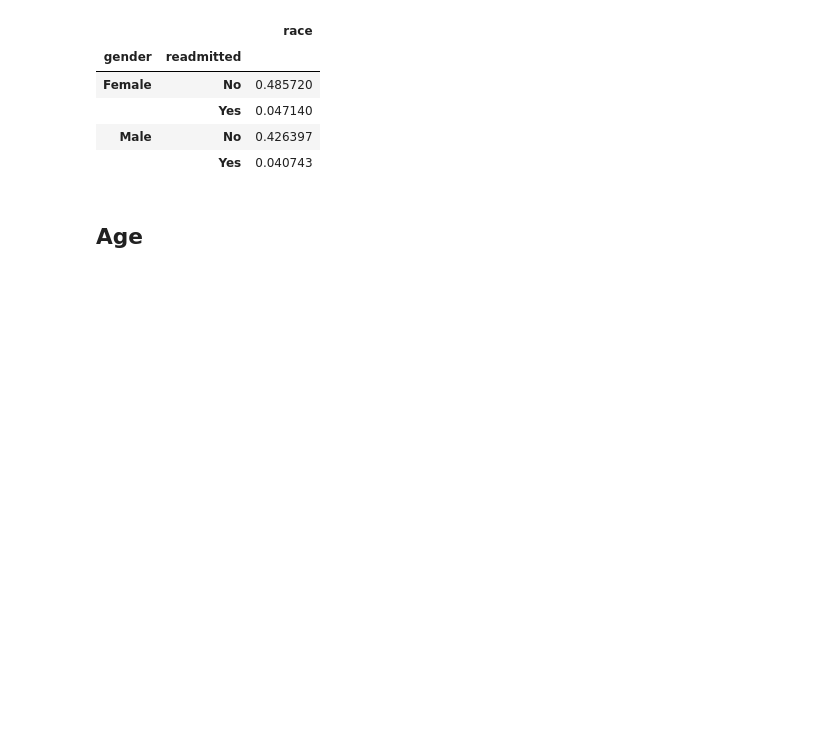
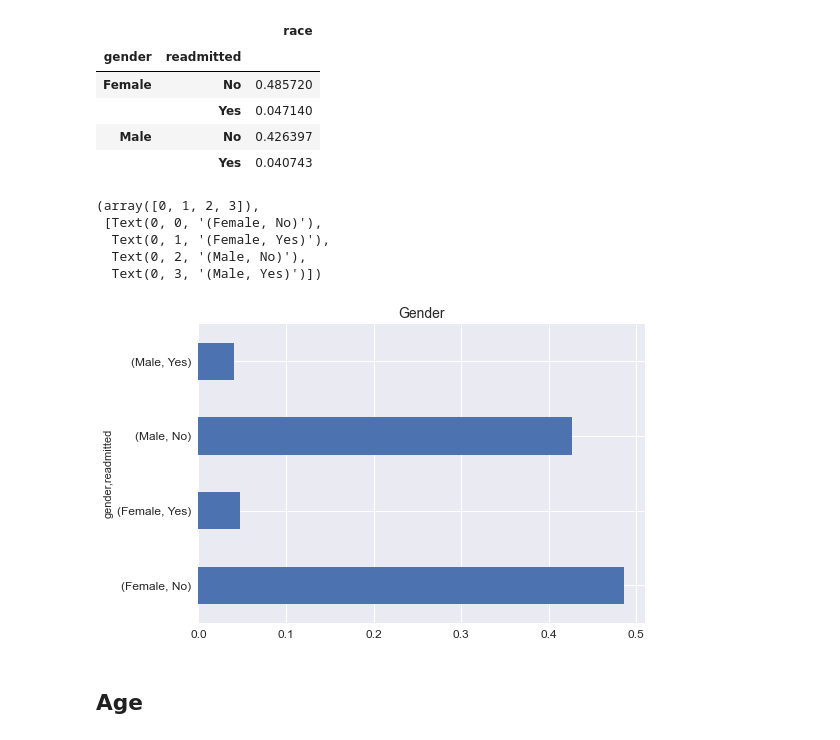
Before and after one commit to sagarwala12/HRRP, a Jupyter notebook: EDA_Final.ipynb, the cells around one changed output. Saved outputs shown, nothing was run; the diff lists cells and outputs as text; code cells hidden in the pictures; blank space fills up the shorter version.

```diff
--- a/EDA_Final.ipynb
+++ b/EDA_Final.ipynb
@@ -393,6 +423,18 @@ train[['gender','readmitted', 'race']].groupby(['gender','readmitted']).count().
 |  | Yes | 0.047140 |
 | Male | No | 0.426397 |
 |  | Yes | 0.040743 |
+# %%
+train[['gender','readmitted', 'race']].groupby(['gender','readmitted']).count().apply(lambda x: x/train.race.count()).plot(kind='barh',legend=False)
+plt.title('Gender',fontsize=14)
+plt.xticks(fontsize=12)
+plt.yticks(fontsize=12)
+# %% [output]
+(array([0, 1, 2, 3]),
+ [Text(0, 0, '(Female, No)'),
+  Text(0, 1, '(Female, Yes)'),
+  Text(0, 2, '(Male, No)'),
+  Text(0, 3, '(Male, Yes)')])
+[figure, added]
 # %% [markdown]
 ## Age
 # %%
```
Also changed, not shown: parts of 11 cells of this notebook.
